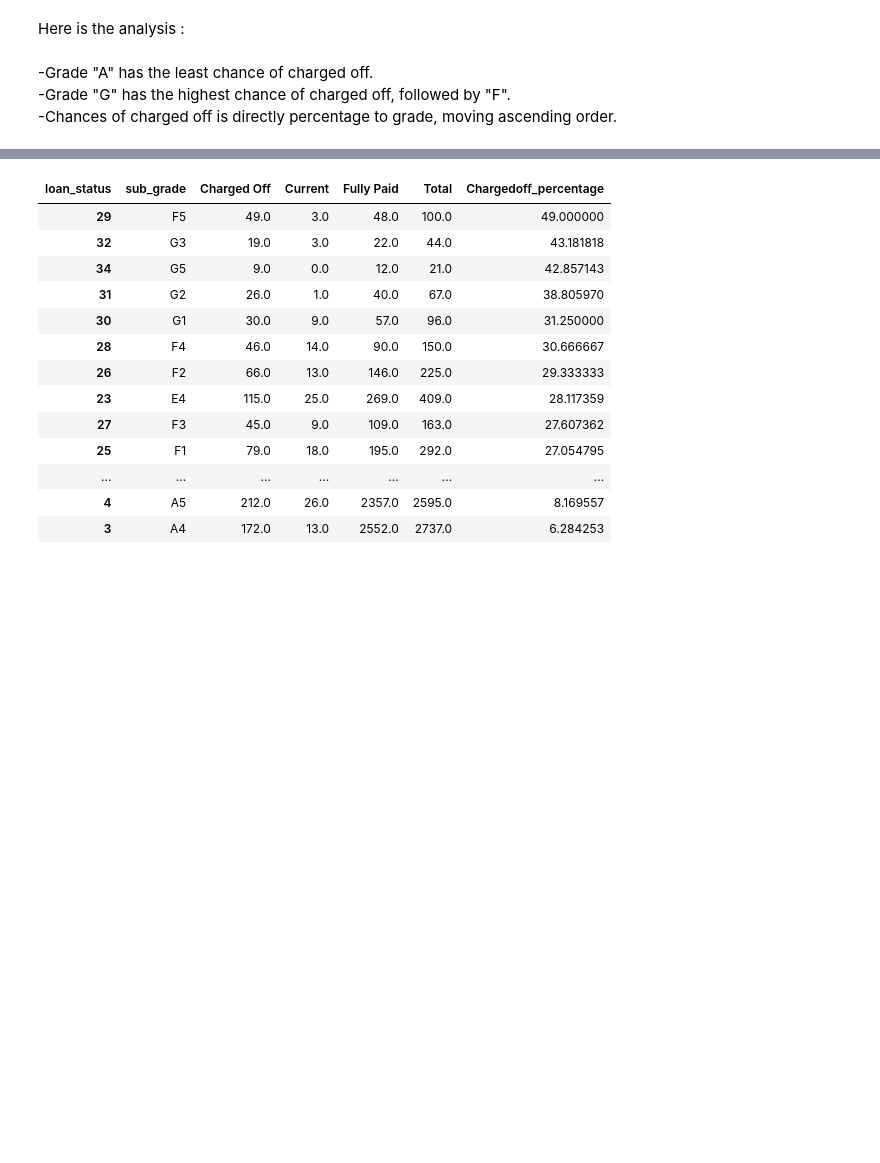
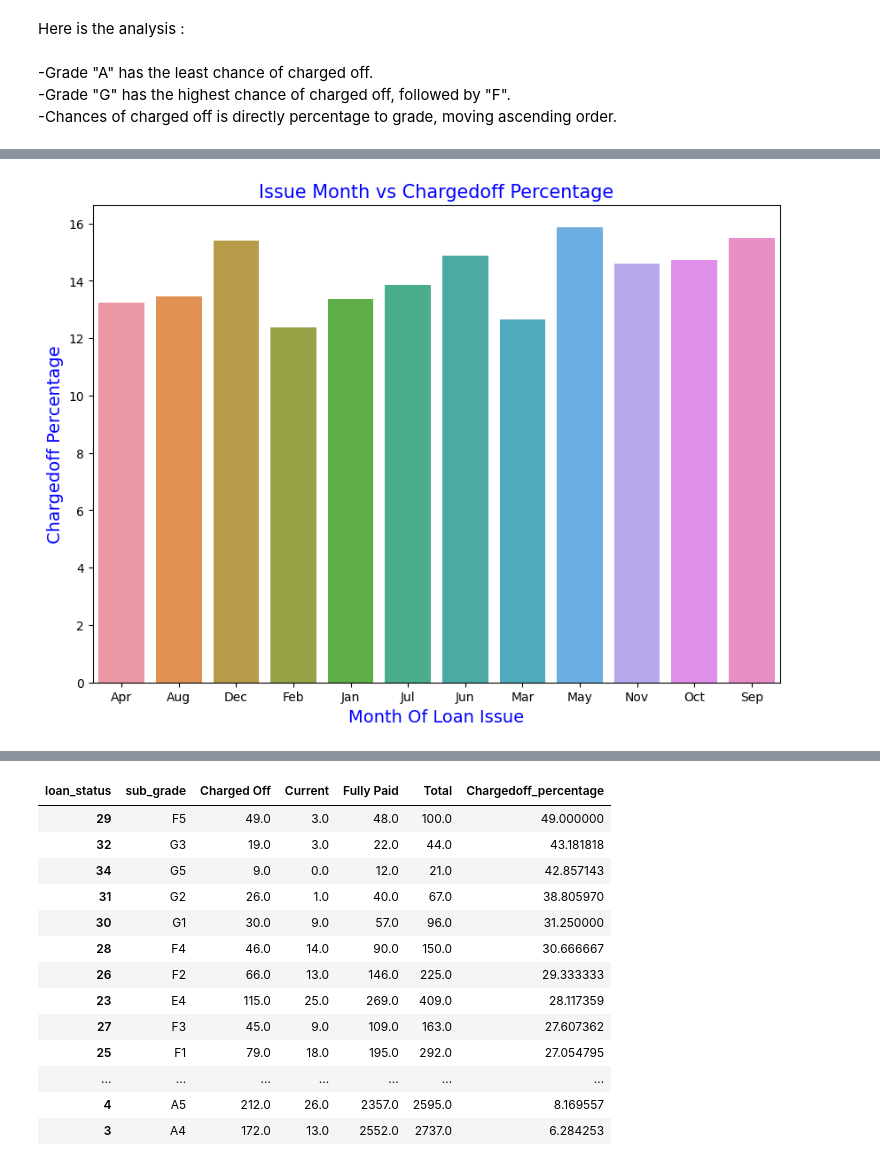
Before and after one commit to chetnapriyadarshini/Lending_Club_Case_Study_EDA, a Jupyter notebook: Group_Facilitator_Name.ipynb, the cells around one changed output, grey strips where cells are left out. Saved outputs shown, nothing was run; the diff lists cells and outputs as text; code cells hidden in the pictures; blank space fills up the shorter version.

```diff
--- a/Group_Facilitator_Name.ipynb
+++ b/Group_Facilitator_Name.ipynb
@@ -861,3 +861,10 @@ Here is the analysis :<br><br>
 -Grade "A" has the least chance of charged off.<br>
 -Grade "G" has the highest chance of charged off, followed by "F".<br>
 -Chances of charged off is directly percentage to grade, moving ascending order.<br>
+# %%
+#   Issue Month Vs Charged Off
+
+month_vs_loan = loanData.groupby(['issue_month', 'loan_status']).loan_status.count().unstack().fillna(0).reset_index()
+month_vs_loan['Total'] = month_vs_loan['Charged Off'] + month_vs_loan['Current'] + month_vs_loan['Fully Paid']
+month_vs_loan['Chargedoff_percentage'] = (month_vs_loan['Charged Off'] / month_vs_loan['Total'])*100
+month_vs_loan.sort_values('Chargedoff_percentage', ascending=False)
@@ -863,0 +885,11 @@ Here is the analysis :<br><br>
+# %%
+#   Lets plot the figure
+
+fig, ax1 = plt.subplots(figsize=(10, 7),facecolor='w')
+ax1.set_title('Issue Month vs Chargedoff Percentage',fontsize=15,color='b')
+ax1=sns.barplot(x='issue_month', y='Chargedoff_percentage', data=month_vs_loan)
+ax1.set_xlabel('Month Of Loan Issue',fontsize=14,color='b')
+ax1.set_ylabel('Chargedoff Percentage',fontsize=14,color ='b')
+plt.show()
+# %% [output]
+[figure, added]
```
Also changed, not shown: parts of 5 cells of this notebook.
